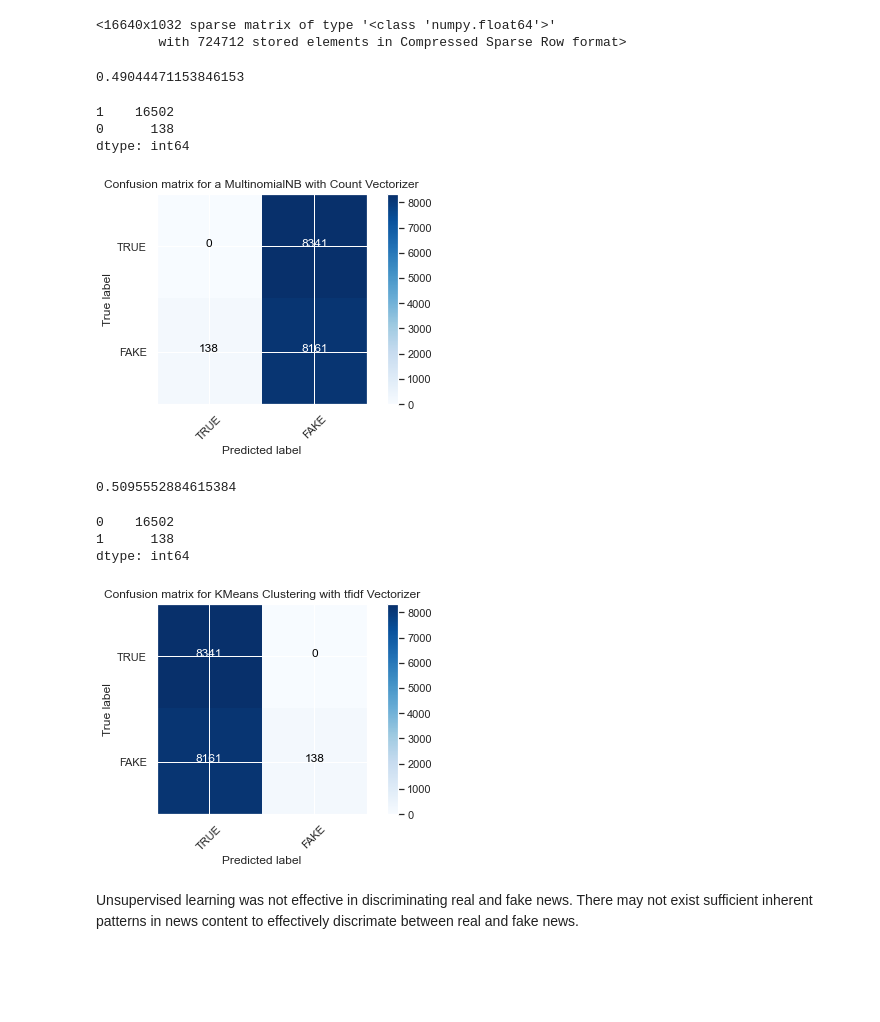
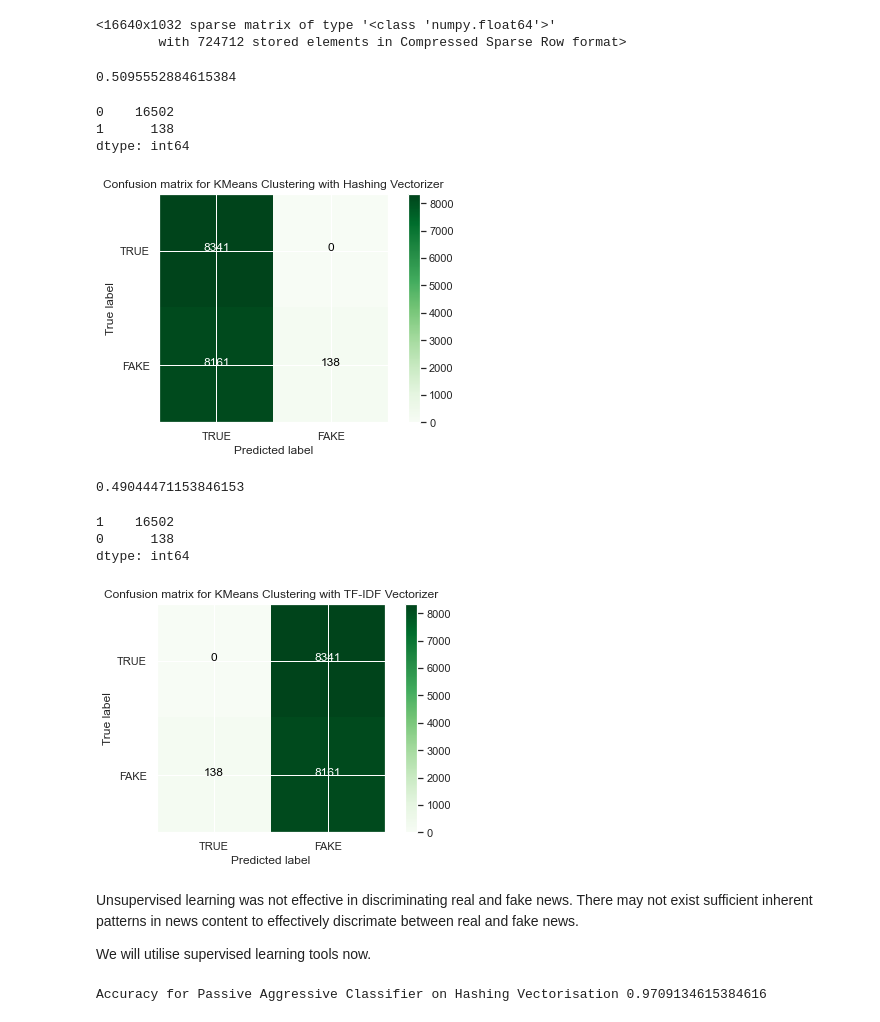
Before and after one commit to edologgerbird/fake-news-classifier, a Jupyter notebook: fake-news-classifier.ipynb, the cells around one changed output. Saved outputs shown, nothing was run; the diff lists cells and outputs as text; code cells hidden in the pictures; blank space fills up the shorter version.

```diff
--- a/fake-news-classifier.ipynb
+++ b/fake-news-classifier.ipynb
@@ -199,13 +196,13 @@ tfidf_train
 def plot_confusion_matrix(cm, classes,
                           normalize=False,
                           title='Confusion matrix',
-                          cmap=plt.cm.Blues):
+                          cmap=plt.cm.Greens):
 
     plt.imshow(cm, interpolation='nearest', cmap=cmap)
     plt.title(title)
     plt.colorbar()
     tick_marks = np.arange(len(classes))
-    plt.xticks(tick_marks, classes, rotation=45)
+    plt.xticks(tick_marks, classes)
     plt.yticks(tick_marks, classes)
     thresh = cm.max() / 2.
     for i, j in itertools.product(range(cm.shape[0]), range(cm.shape[1])):
@@ -217,42 +214,44 @@ def plot_confusion_matrix(cm, classes,
     plt.ylabel('True label')
     plt.xlabel('Predicted label')
 # %%
-kmeans = KMeans(n_clusters=2, n_init=20)
+kmeans = KMeans(n_clusters=2, n_init=30)
 # %%
 hashing_clustered = kmeans.fit_predict(hashing_train)
 hashing_clustered_results = metrics.accuracy_score(y_train, hashing_clustered)
 hashing_clustered_results
 # %% [output]
-0.49044471153846153
+0.5095552884615384
 # %%
 pd.DataFrame(hashing_clustered).value_counts()
 # %% [output]
-1    16502
-0      138
+0    16502
+1      138
 dtype: int64
 # %%
 hashing_cm = metrics.confusion_matrix(y_train, hashing_clustered, labels=[0,1])
 
 plot_confusion_matrix(hashing_cm, classes=['TRUE','FAKE'], title ='Confusion matrix for KMeans Clustering with Hashing Vectorizer')
 # %% [output]
-[figure, old version]
+[figure, new version]
 # %%
 tfidf_clustered = kmeans.fit_predict(tfidf_train)
 tfidf_clustered_results = metrics.accuracy_score(y_train, tfidf_clustered)
 tfidf_clustered_results
 # %% [output]
-0.5095552884615384
+0.49044471153846153
 # %%
 pd.DataFrame(tfidf_clustered).value_counts()
 # %% [output]
-0    16502
-1      138
+1    16502
+0      138
 dtype: int64
 # %%
 tfidf_cm = metrics.confusion_matrix(y_train, tfidf_clustered, labels=[0,1])
 
-plot_confusion_matrix(tfidf_cm, classes=['TRUE','FAKE'], title ='Confusion matrix for KMeans Clustering with tfidf Vectorizer')
+plot_confusion_matrix(tfidf_cm, classes=['TRUE','FAKE'], title ='Confusion matrix for KMeans Clustering with TF-IDF Vectorizer')
 # %% [output]
-[figure, old version]
+[figure, new version]
 # %% [markdown]
 Unsupervised learning was not effective in discriminating real and fake news. There may not exist sufficient inherent patterns in news content to effectively discrimate between real and fake news.
+
+We will utilise supervised learning tools now.
@@ -258,0 +262,9 @@ Unsupervised learning was not effective in discriminating real and fake news. Th
+# %%
+# Hashing Vectorisation
+
+hashing_pa = pa_classifier.fit(hashing_train, y_train)
+hashing_pa_pred = pa_classifier.predict(hashing_test)
+hashing_pa_acc = metrics.accuracy_score(y_test, hashing_pa_pred)
+print("Accuracy for Passive Aggressive Classifier on Hashing Vectorisation", hashing_pa_acc)
+# %% [output]
+Accuracy for Passive Aggressive Classifier on Hashing Vectorisation 0.9709134615384616
```
Also changed, not shown: parts of 15 cells of this notebook, 1 other file.
